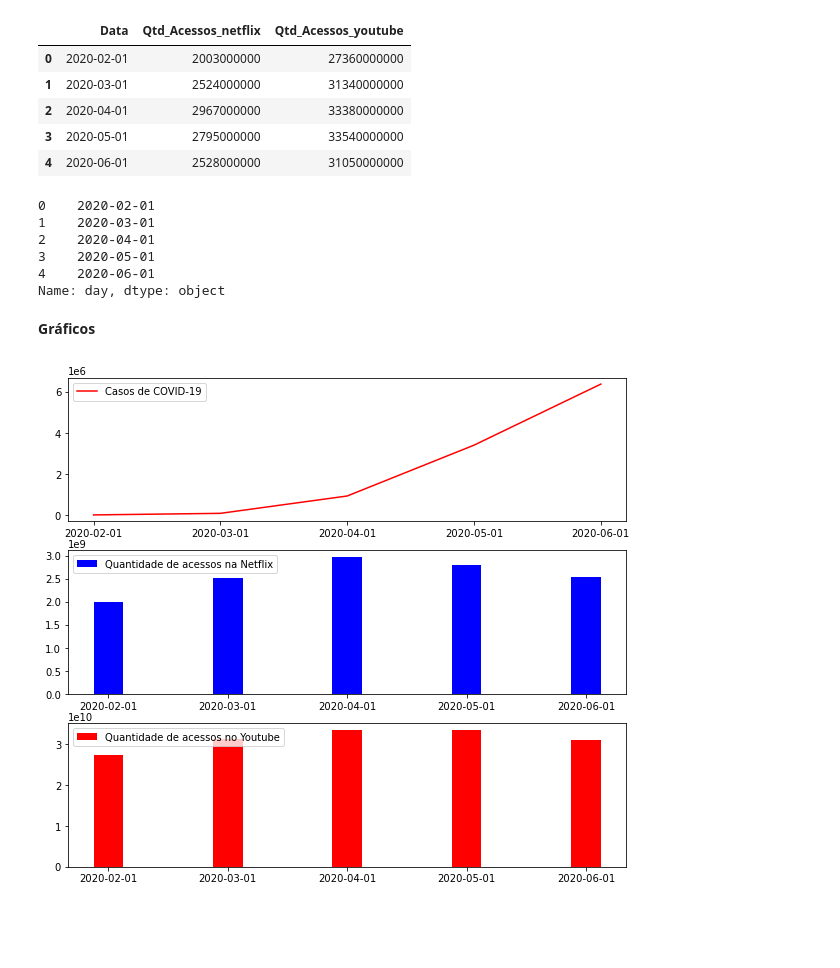
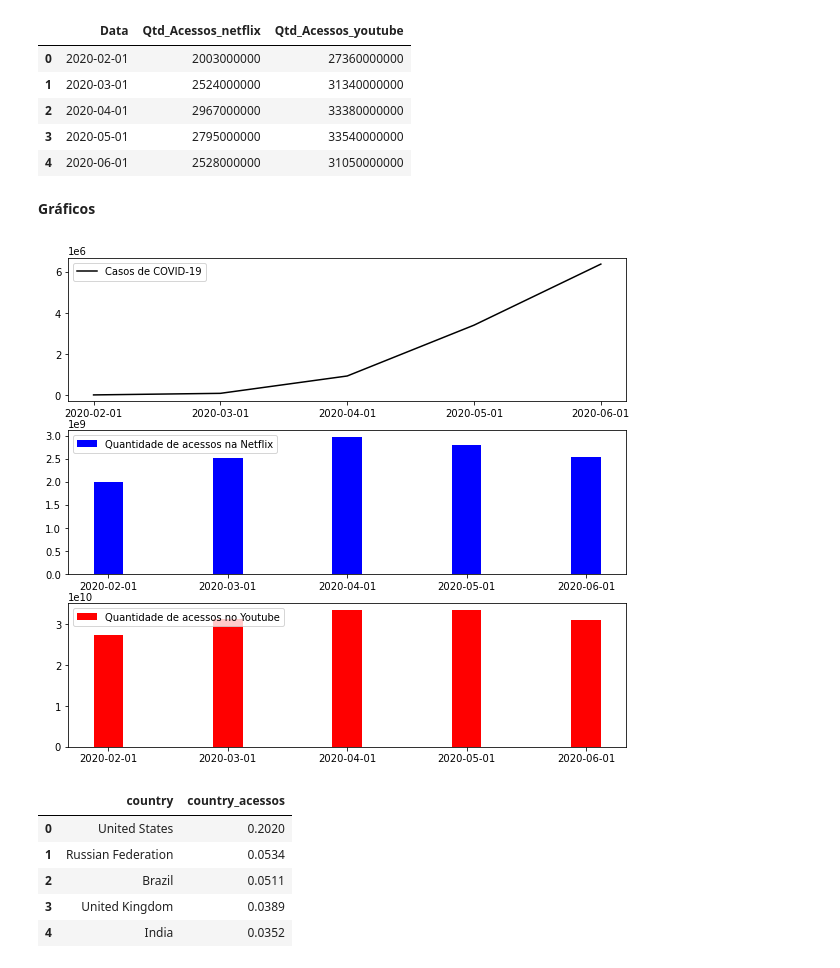
Before and after one commit to yguenka/Campus_Inc_Case, a Jupyter notebook: Campus Inc.ipynb, the cells around one changed output. Cells and saved outputs as stored; diff of their text form; code cells hidden in the pictures; blank space fills up the shorter version.

Commit message:
Case

```diff
--- a/Campus Inc.ipynb
+++ b/Campus Inc.ipynb
@@ -179,27 +179,27 @@ df_cases_day.to_csv('cases.csv')
 acessos.to_csv('acessos.csv')
 df_p_youtube.to_csv('paises_youtube.csv')
 df_p_netflix.to_csv('paises_netflix.csv')
-# %%
-df_cases_day['day']
-# %% [output]
-0    2020-02-01
-1    2020-03-01
-2    2020-04-01
-3    2020-05-01
-4    2020-06-01
-Name: day, dtype: object
 # %% [markdown]
 <b>Gráficos<b>
 # %%
 fig, ax = plt.subplots(3, 1, figsize=(10,9))
-ax[0].plot(df_cases_day['day'], df_cases_day['total_cases'], 'r-')
+ax[0].plot(df_cases_day['day'], df_cases_day['total_cases'], 'black')
 ax[0].legend(['Casos de COVID-19'])
 
 ax[1].bar(df_netflix['Data'], df_netflix['Qtd_Acessos'], width=0.25, color = 'b')
 ax[1].legend(['Quantidade de acessos na Netflix'])
 
 ax[2].bar(df_youtube['Data'], df_youtube['Qtd_Acessos'], width=0.25, color = 'r')
 ax[2].legend(['Quantidade de acessos no Youtube'])
 plt.show()
 # %% [output]
-[figure, old version]
+[figure, new version]
+# %%
+df_p_youtube
+# %% [output]
+|  | country | country_acessos |
+| 0 | United States | 0.2020 |
+| 1 | Russian Federation | 0.0534 |
+| 2 | Brazil | 0.0511 |
+| 3 | United Kingdom | 0.0389 |
+| 4 | India | 0.0352 |
```
Also changed, not shown: 2 other files.
